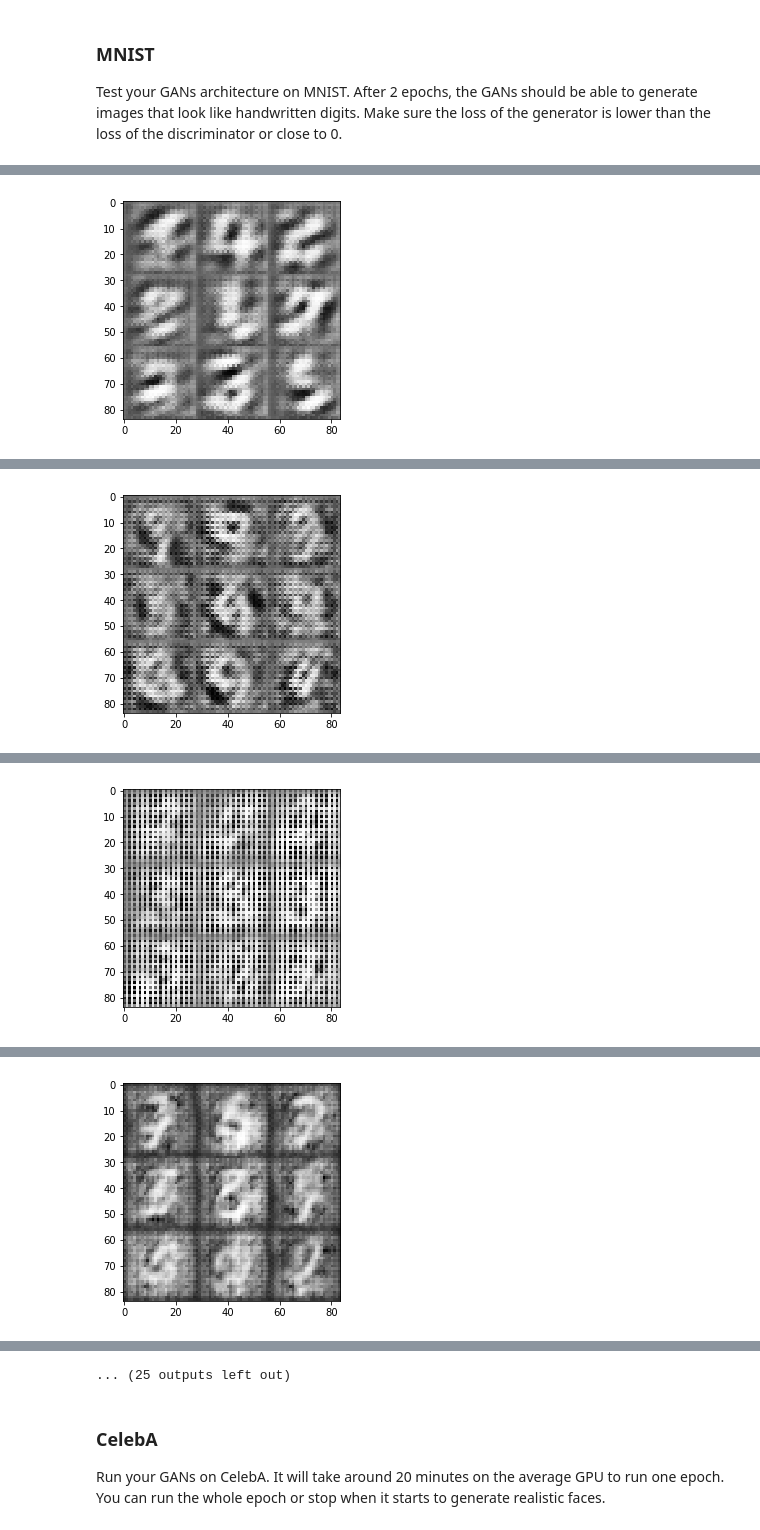
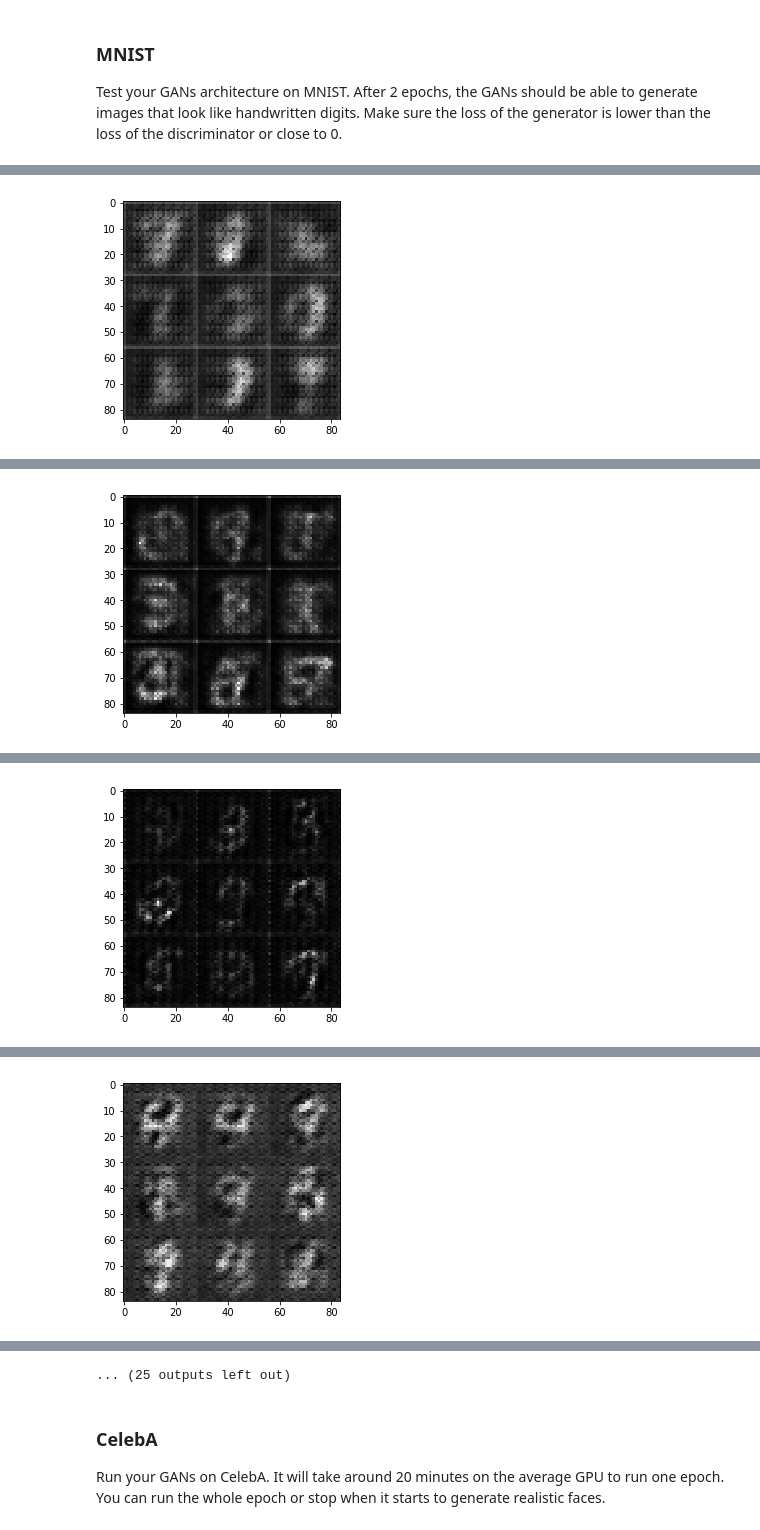
Before and after one commit to Kelvin6/dlnd_face_generation, a Jupyter notebook: dlnd_face_generation.ipynb, the cells around one changed output, grey strips where cells are left out. Cells and saved outputs as stored; diff of their text form; code cells hidden in the pictures.

```diff
--- a/dlnd_face_generation.ipynb
+++ b/dlnd_face_generation.ipynb
@@ -140,7 +140,7 @@ def discriminator(images, reuse=False):
     :return: Tuple of (tensor output of the discriminator, tensor logits of the discriminator)
     """
     # TODO: Implement Function
-    alpha = 0.01
+    alpha = 0.2
     with tf.variable_scope('discriminator', reuse=reuse):
 
         # Input
@@ -185,7 +185,7 @@ def generator(z, out_channel_dim, is_train=True):
     """
     # TODO: Implement Function
 
-    alpha = 0.01
+    alpha = 0.2
     with tf.variable_scope('generator', reuse=not is_train):
 
         x1 = tf.layers.dense(z, 7*7*512)
@@ -269,7 +269,8 @@ def model_opt(d_loss, g_loss, learning_rate, beta1):
     g_vars = [var for var in t_vars if var.name.startswith('generator')]
 
     d_train_opt = tf.train.AdamOptimizer(learning_rate, beta1=beta1).minimize(d_loss, var_list=d_vars)
-    g_train_opt = tf.train.AdamOptimizer(learning_rate, beta1=beta1).minimize(g_loss, var_list=g_vars)
+    with tf.control_dependencies(tf.get_collection(tf.GraphKeys.UPDATE_OPS)):
+        g_train_opt = tf.train.AdamOptimizer(learning_rate, beta1=beta1).minimize(g_loss, var_list=g_vars)
 
     return d_train_opt, g_train_opt
 
@@ -373,7 +374,7 @@ Test your GANs architecture on MNIST.  After 2 epochs, the GANs should be able t
 # %%
 batch_size = 64
 z_dim = 100
-learning_rate = 0.0005
+learning_rate = 0.0002 #0.0005
 beta1 = 0.5
 
 
@@ -400 +401 @@ Epoch 0/2 ... Discriminator Loss: 0.8529 ... Generator Loss: 3.0788
-[figure, old version]
+[figure, new version]
@@ -411 +412 @@ Epoch 0/2 ... Discriminator Loss: 3.7187 ... Generator Loss: 0.0443
-[figure, old version]
+[figure, new version]
@@ -422 +423 @@ Epoch 0/2 ... Discriminator Loss: 0.0071 ... Generator Loss: 14.2158
-[figure, old version]
+[figure, new version]
@@ -433 +434 @@ Epoch 0/2 ... Discriminator Loss: 0.9360 ... Generator Loss: 0.7180
-[figure, old version]
+[figure, new version]
```
Also changed, not shown: parts of 2 cells of this notebook, 1 other file.
